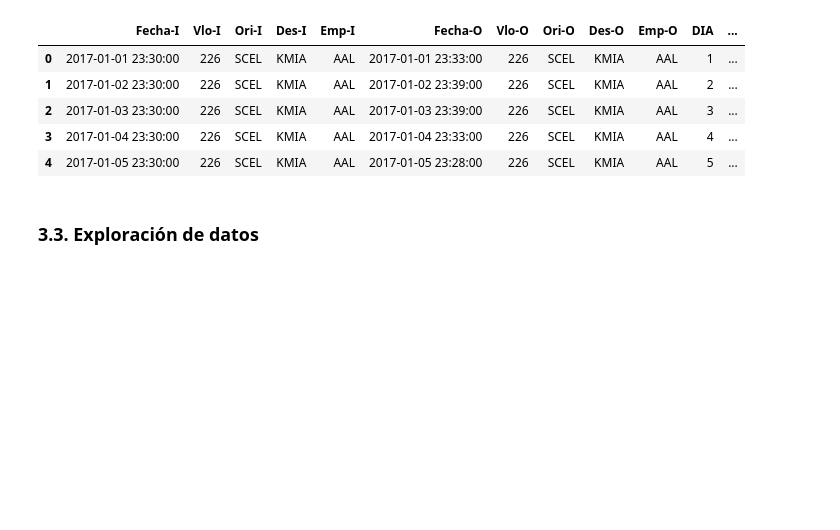
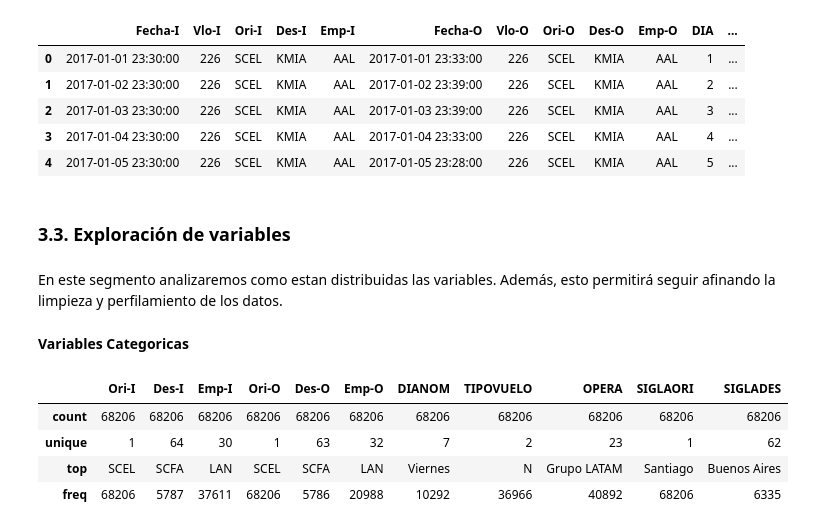
Before and after one commit to Mishagk/LATAM-Desafio-DS, a Jupyter notebook: solution.ipynb, the cells around one changed output. Saved outputs shown, nothing was run; the diff lists cells and outputs as text; code cells hidden in the pictures; blank space fills up the shorter version.

Commit message:
codigo - perfilamiento y exploracion

```diff
--- a/solution.ipynb
+++ b/solution.ipynb
@@ -481,4 +525,4 @@ data.head()
 | 3 | 2017-01-04 23:30:00 | 226 | SCEL | KMIA | AAL | 2017-01-04 23:33:00 | 226 | SCEL | KMIA | AAL | 4 | ... |
 | 4 | 2017-01-05 23:30:00 | 226 | SCEL | KMIA | AAL | 2017-01-05 23:28:00 | 226 | SCEL | KMIA | AAL | 5 | ... |
 # %% [markdown]
-### 3.3. Exploración de datos
+### 3.3. Exploración de variables
@@ -486,0 +529,15 @@ data.head()
+# %% [markdown]
+En este segmento analizaremos como estan distribuidas las variables. Además, esto permitirá seguir afinando la limpieza y perfilamiento de los datos.
+# %% [markdown]
+<b>Variables Categoricas
+# %%
+# Ver descripcion general de variables categoricas
+
+datacat = data.select_dtypes(include=["object"])
+datacat.describe()
+# %% [output]
+|  | Ori-I | Des-I | Emp-I | Ori-O | Des-O | Emp-O | DIANOM | TIPOVUELO | OPERA | SIGLAORI | SIGLADES |
+| count | 68206 | 68206 | 68206 | 68206 | 68206 | 68206 | 68206 | 68206 | 68206 | 68206 | 68206 |
+| unique | 1 | 64 | 30 | 1 | 63 | 32 | 7 | 2 | 23 | 1 | 62 |
+| top | SCEL | SCFA | LAN | SCEL | SCFA | LAN | Viernes | N | Grupo LATAM | Santiago | Buenos Aires |
+| freq | 68206 | 5787 | 37611 | 68206 | 5786 | 20988 | 10292 | 36966 | 40892 | 68206 | 6335 |
```
Also changed, not shown: parts of 16 cells of this notebook.
